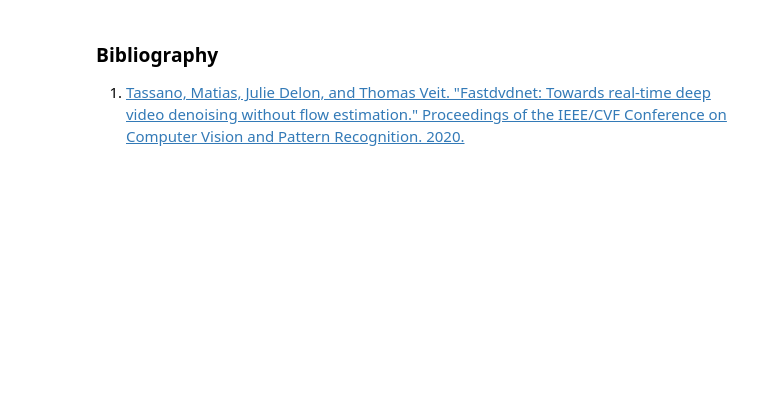
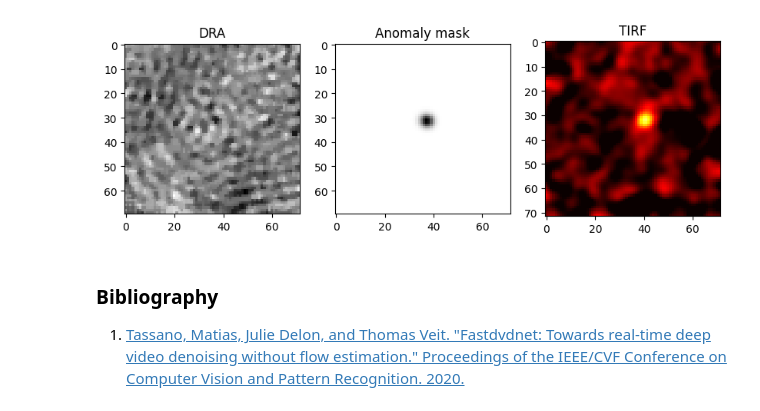
Before and after one commit to SandoghdarLab/PiSCAT, a Jupyter notebook: piscat/Tutorials/JupyterFiles/Tutorial_UAI_2.ipynb, the cells around one changed output. Drawn from its saved outputs; the diff is of its cells as text; code cells hidden in the pictures; blank space fills up the shorter version.

Commit message:
adding UAI Plugins

```diff
--- a/piscat/Tutorials/JupyterFiles/Tutorial_UAI_2.ipynb
+++ b/piscat/Tutorials/JupyterFiles/Tutorial_UAI_2.ipynb
@@ -189,0 +228,9 @@ interactive(children=(IntSlider(value=6735, continuous_update=False, description
+# %%
+from piscat.Plugins.UAI.UAI.Anomaly.anomaly_localization import BinaryToiSCATLocalization
+
+binery_localization = BinaryToiSCATLocalization(video_binary=result_anomaly_, sigma=1.7,
+                                                video_iSCAT=test_video,
+                                                area_threshold=3, internal_parallel_flag=False)
+
+df_PSFs = binery_localization.gaussian2D_fit_iSCAT(scale=1, internal_parallel_flag=False)
+df_PSFs.info()
@@ -189,0 +281,19 @@ interactive(children=(IntSlider(value=6735, continuous_update=False, description
+# %%
+data_path_Flo = os.path.join(dir_path, 'Tutorials', 'Demo data', 'UAI', 'TIRF')#The path to the measurement data
+df_video_Flo = reading_videos.DirectoryType(data_path_Flo, type_file='raw').return_df()
+paths_Flo = df_video_Flo['Directory'].tolist()
+video_names_Flo = df_video_Flo['File'].tolist()
+demo_video_path_Flo = os.path.join(paths_Flo[0], video_names_Flo[0])#Selecting the first entry in the list
+video_Flo = reading_videos.video_reader(file_name=demo_video_path_Flo, type='binary', img_width=72, img_height=72,
+                                    image_type=np.dtype('<f8'), s_frame=0, e_frame=-1)#Loading the video
+
+from piscat.Preproccessing import filtering
+
+# Hot Pixels correction
+video_flo_hotPixel_ = filtering.Filters(video_Flo, inter_flag_parallel_active=False).median(3)
+video_flo_hotPixel = filtering.Filters(video_flo_hotPixel_, inter_flag_parallel_active=False).gaussian(1.8)
+
+
+JupyterSubplotDisplay(list_videos=[video_flo_hotPixel],
+                    numRows=1, numColumns=1, list_titles=['TIRF'], imgSizex=5, imgSizey=5, IntSlider_width='500px',
+                    median_filter_flag=False, color='hot', value=14, vmin=-0.05, vmax=0.03)
@@ -190,3 +306,15 @@ interactive(children=(IntSlider(value=6735, continuous_update=False, description
+# %%
+import matplotlib.pyplot as plt
+fig, (ax1, ax2, ax3) = plt.subplots(1, 3, figsize=(10,5))
+ax1.imshow(test_video[17423], cmap='gray')
+ax2.imshow(binery_localization.blure_video[17423], cmap='gray')
+ax3.imshow(video_flo_hotPixel[14], cmap='hot', vmin=-0.05, vmax=0.03)
+ax1.title.set_text('DRA')
+ax2.title.set_text('Anomaly mask')
+ax3.title.set_text('TIRF')
+plt.show()
+# %% [output]
+[figure, added]
 # %% [markdown]
 ### Bibliography
 1. [Tassano, Matias, Julie Delon, and Thomas Veit. "Fastdvdnet: Towards real-time deep video denoising without flow estimation." Proceedings of the IEEE/CVF Conference on Computer Vision and Pattern Recognition. 2020.](https://openaccess.thecvf.com/content_CVPR_2020/html/Tassano_FastDVDnet_Towards_Real-Time_Deep_Video_Denoising_Without_Flow_Estimation_CVPR_2020_paper.html)
```
Also changed, not shown: parts of 15 cells of this notebook, 19 other files.
